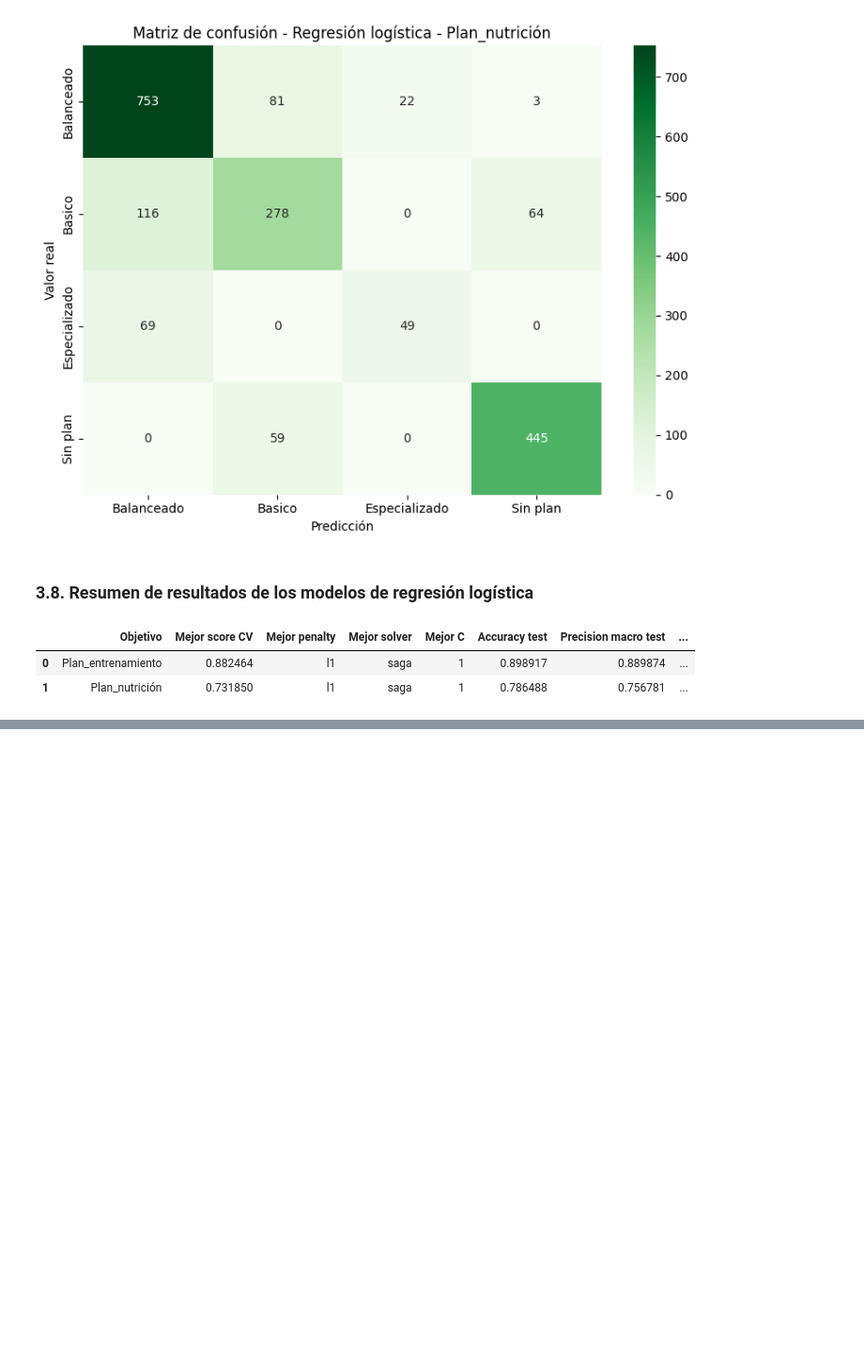
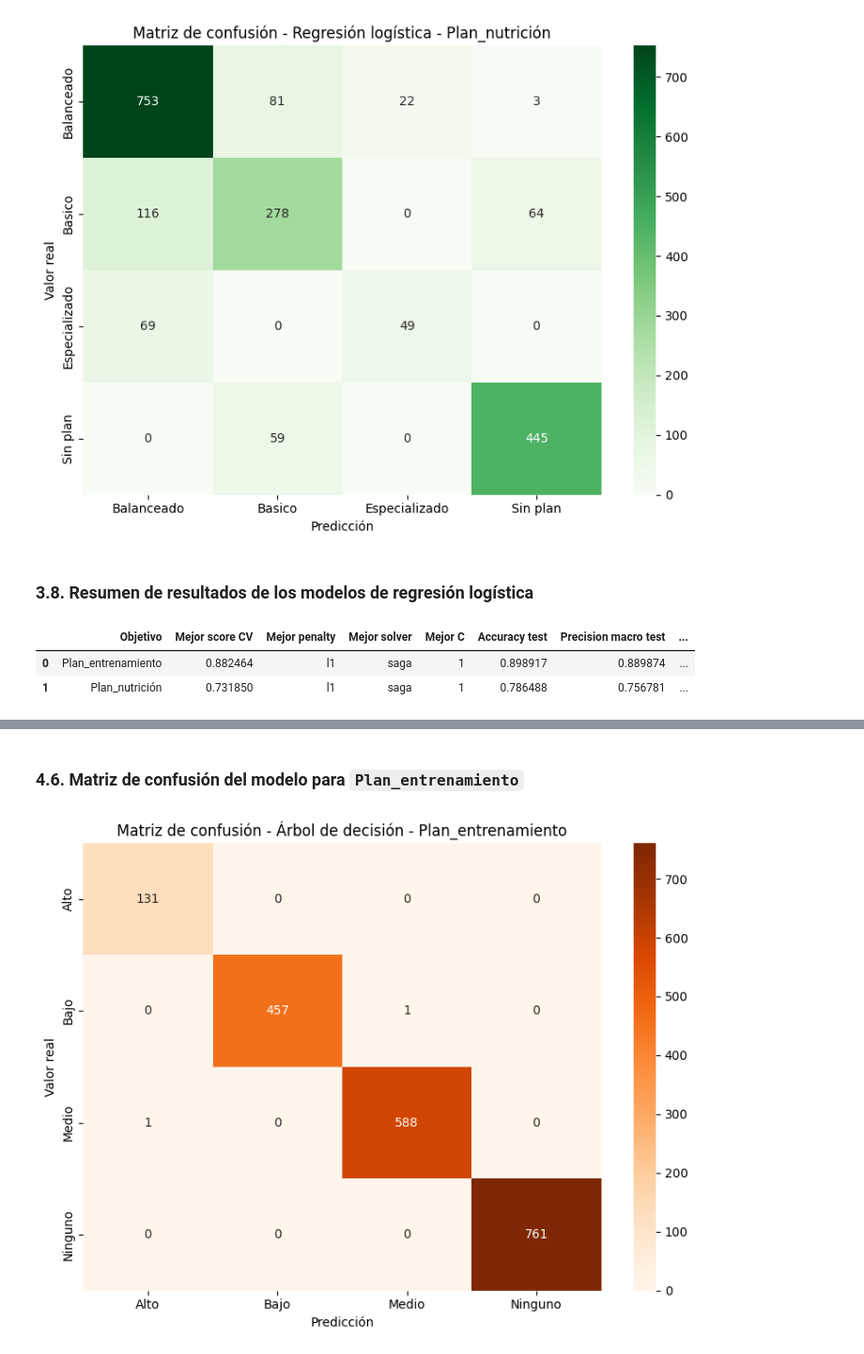
Before and after one commit to Dav1d10/MachineLearningLabs, a Jupyter notebook: Labs/Lab3.ipynb, the cells around one changed output, grey strips where cells are left out. Shown at 94% size. Cells and saved outputs as stored; diff of their text form; code cells hidden in the pictures; blank space fills up the shorter version.

Commit message:
4. Modelos de arbloitos

```diff
--- a/Labs/Lab3.ipynb
+++ b/Labs/Lab3.ipynb
@@ -1100,0 +1203,19 @@ El rendimiento final sobre test se reporta mediante precisión, recall y F1-scor
+# %%
+tree_entrenamiento = entrenar_arbol_decision(
+    experimento=exp_tree_ent,
+    nombre_objetivo='Plan_entrenamiento',
+    scoring='f1_macro'
+)
+
+display(tree_entrenamiento['resultados'])
+
+#mejores hiperparametros y reporte de clasificación
+print("Mejores hiperparámetros para Plan_entrenamiento:")
+print(tree_entrenamiento['grid'].best_params_)
+
+print("\nReporte de clasificación en test:")
+print(classification_report(
+    tree_entrenamiento['y_test'],
+    tree_entrenamiento['y_pred'],
+    zero_division=0
+))
@@ -1100,0 +1240,16 @@ El rendimiento final sobre test se reporta mediante precisión, recall y F1-scor
+# %% [markdown]
+### 4.6. Matriz de confusión del modelo para `Plan_entrenamiento`
+# %%
+cm_tree_ent = confusion_matrix(tree_entrenamiento['y_test'], tree_entrenamiento['y_pred'])
+labels_tree_ent = np.unique(tree_entrenamiento['y_test'])
+
+plt.figure(figsize=(8, 6))
+sns.heatmap(cm_tree_ent, annot=True, fmt='d', cmap='Oranges',
+            xticklabels=labels_tree_ent, yticklabels=labels_tree_ent)
+plt.title('Matriz de confusión - Árbol de decisión - Plan_entrenamiento')
+plt.xlabel('Predicción')
+plt.ylabel('Valor real')
+plt.tight_layout()
+plt.show()
+# %% [output]
+[figure, added]
```
Also changed, not shown: parts of 18 cells of this notebook.
